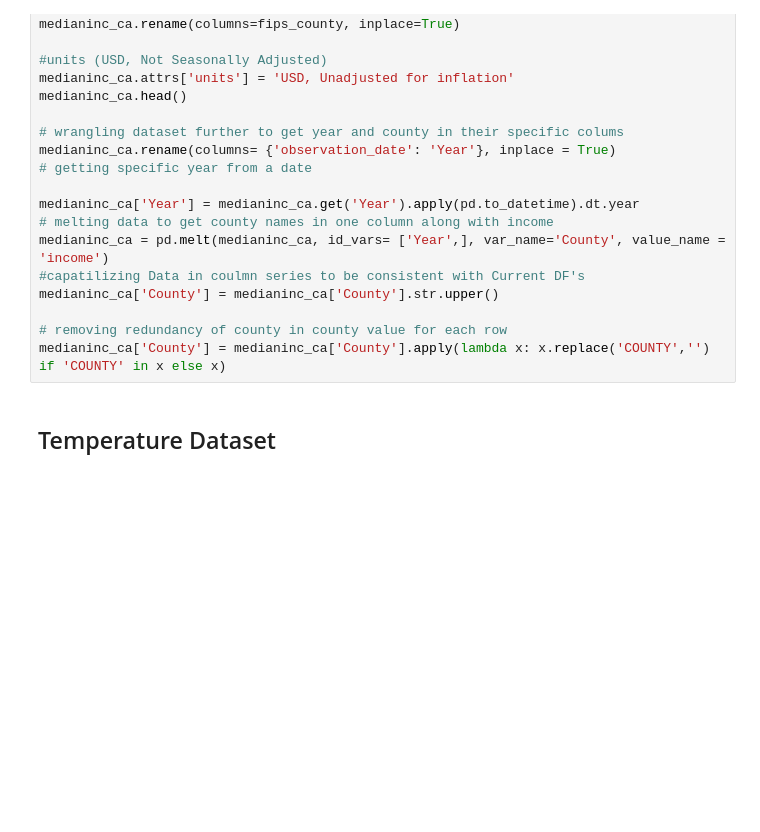
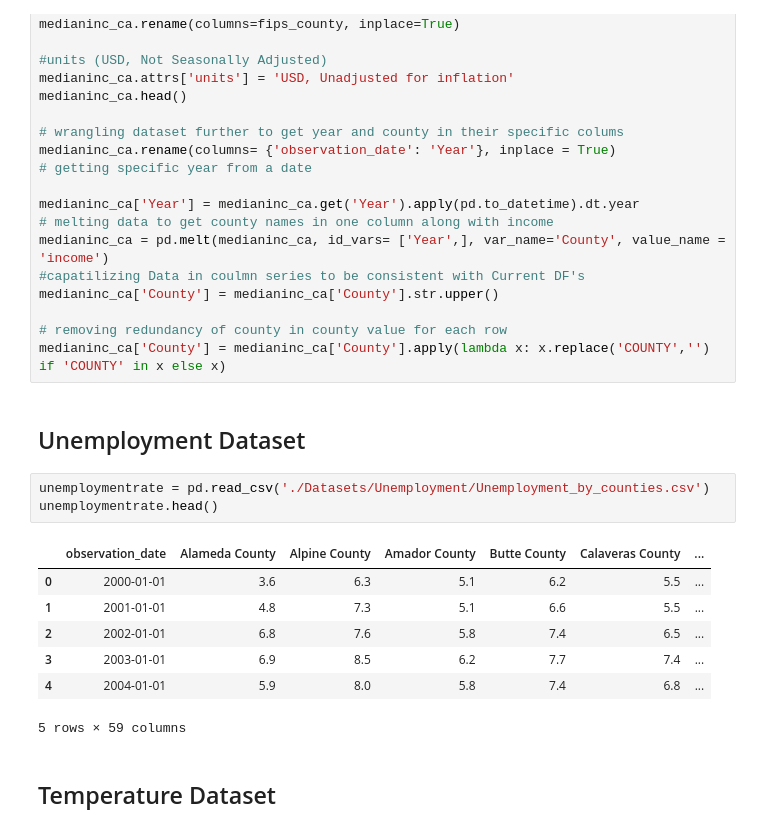
Before and after one commit to richardlaoo/Group131_DS_Analysis, a Jupyter notebook: EDACheckpoint_Group131_SP25.ipynb, the cells around one changed output. Saved outputs shown, nothing was run; the diff lists cells and outputs as text; blank space fills up the shorter version.

Commit message:
unempoloyment dataset

```diff
--- a/EDACheckpoint_Group131_SP25.ipynb
+++ b/EDACheckpoint_Group131_SP25.ipynb
@@ -367,6 +367,19 @@ medianinc_ca['County'] = medianinc_ca['County'].str.upper()
 
 # removing redundancy of county in county value for each row
 medianinc_ca['County'] = medianinc_ca['County'].apply(lambda x: x.replace('COUNTY','') if 'COUNTY' in x else x)
+# %% [markdown]
+## Unemployment Dataset
+# %%
+unemploymentrate = pd.read_csv('./Datasets/Unemployment/Unemployment_by_counties.csv')
+unemploymentrate.head()
+# %% [output]
+|  | observation_date | Alameda County | Alpine County | Amador County | Butte County | Calaveras County | ... |
+| 0 | 2000-01-01 | 3.6 | 6.3 | 5.1 | 6.2 | 5.5 | ... |
+| 1 | 2001-01-01 | 4.8 | 7.3 | 5.1 | 6.6 | 5.5 | ... |
+| 2 | 2002-01-01 | 6.8 | 7.6 | 5.8 | 7.4 | 6.5 | ... |
+| 3 | 2003-01-01 | 6.9 | 8.5 | 6.2 | 7.7 | 7.4 | ... |
+| 4 | 2004-01-01 | 5.9 | 8.0 | 5.8 | 7.4 | 6.8 | ... |
+5 rows × 59 columns
 # %% [markdown]
 ## Temperature Dataset
 # %%
```
Also changed, not shown: parts of 2 cells of this notebook.
